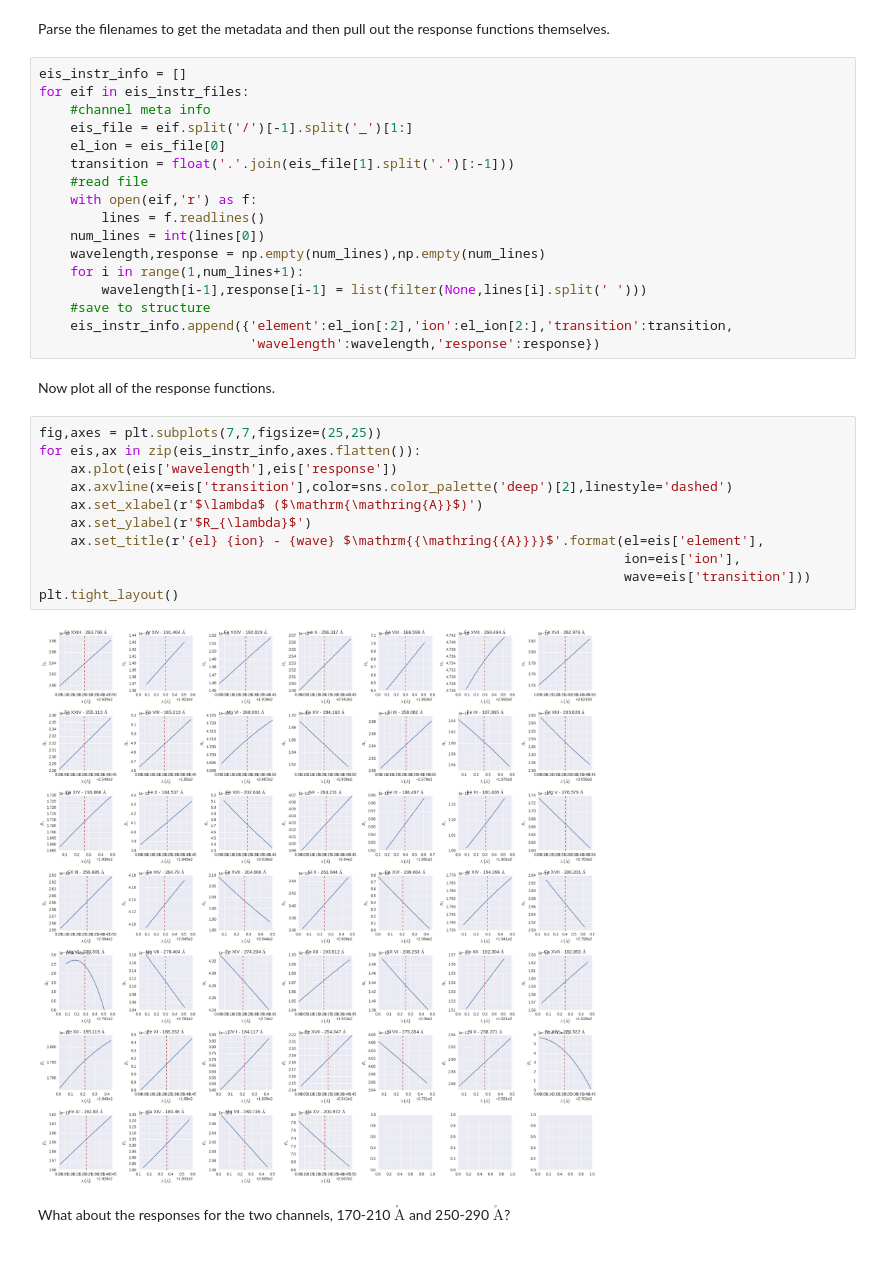
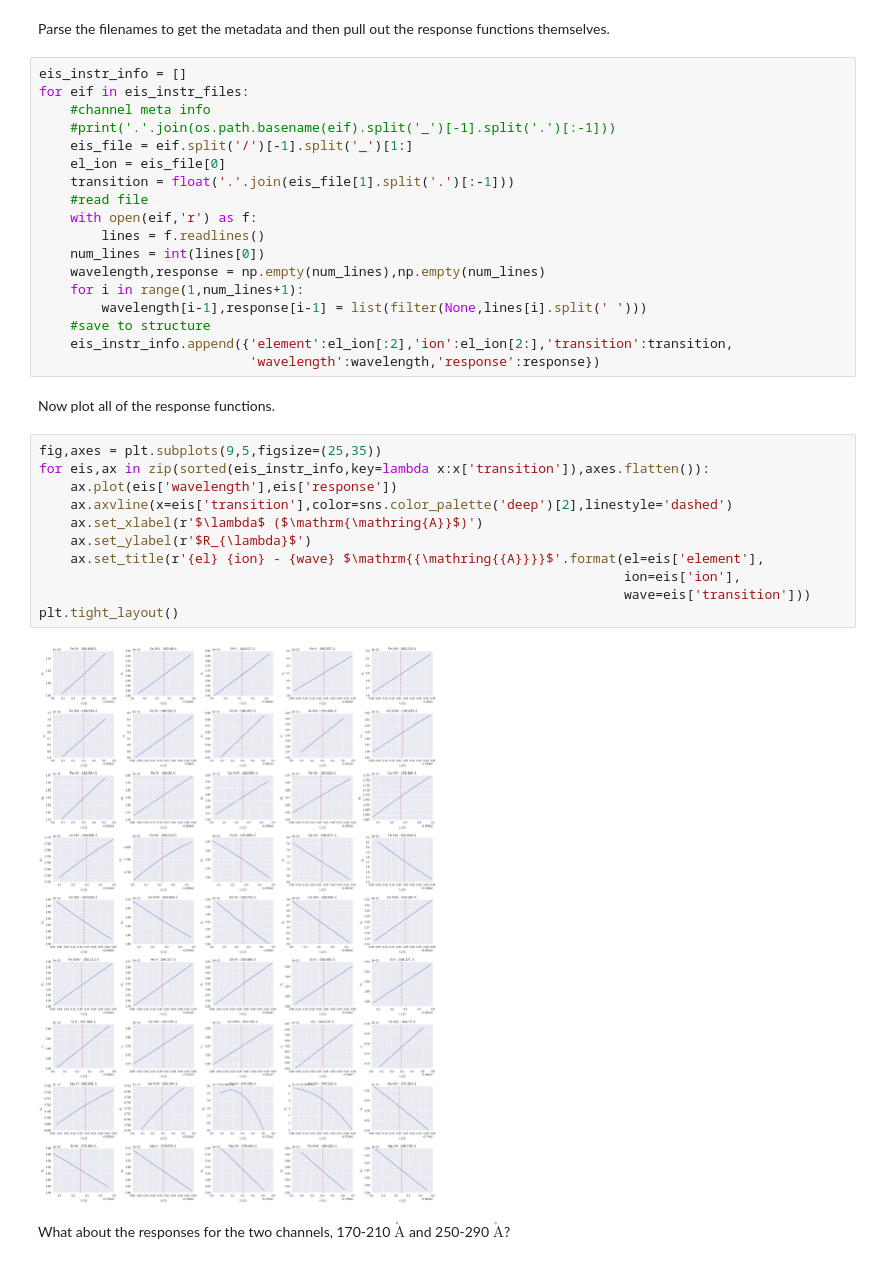
Before and after one commit to wtbarnes/research_notebook, a Jupyter notebook: FieldLineViz/hinode_eis_response_functions.ipynb, the cells around one changed output. Drawn from its saved outputs; the diff is of its cells as text.

```diff
--- a/FieldLineViz/hinode_eis_response_functions.ipynb
+++ b/FieldLineViz/hinode_eis_response_functions.ipynb
@@ -24,6 +24,7 @@ Parse the filenames to get the metadata and then pull out the response functions
 eis_instr_info = []
 for eif in eis_instr_files:
     #channel meta info
+    #print('.'.join(os.path.basename(eif).split('_')[-1].split('.')[:-1]))
     eis_file = eif.split('/')[-1].split('_')[1:]
     el_ion = eis_file[0]
     transition = float('.'.join(eis_file[1].split('.')[:-1]))
@@ -40,18 +41,18 @@ for eif in eis_instr_files:
 # %% [markdown]
 Now plot all of the response functions.
 # %%
-fig,axes = plt.subplots(7,7,figsize=(25,25))
-for eis,ax in zip(eis_instr_info,axes.flatten()):
+fig,axes = plt.subplots(9,5,figsize=(25,35))
+for eis,ax in zip(sorted(eis_instr_info,key=lambda x:x['transition']),axes.flatten()):
     ax.plot(eis['wavelength'],eis['response'])
     ax.axvline(x=eis['transition'],color=sns.color_palette('deep')[2],linestyle='dashed')
     ax.set_xlabel(r'$\lambda$ ($\mathrm{\mathring{A}}$)')
     ax.set_ylabel(r'$R_{\lambda}$')
     ax.set_title(r'{el} {ion} - {wave} $\mathrm{{\mathring{{A}}}}$'.format(el=eis['element'],
                                                                            ion=eis['ion'],
                                                                            wave=eis['transition']))
 plt.tight_layout()
 # %% [output]
-[figure, old version]
+[figure, new version]
 # %% [markdown]
 What about the responses for the two channels, 170-210 $\mathrm{\mathring{A}}$ and 250-290 $\mathrm{\mathring{A}}$?
 # %%
```
Also changed, not shown: parts of 1 cell of this notebook, 23 other files.
